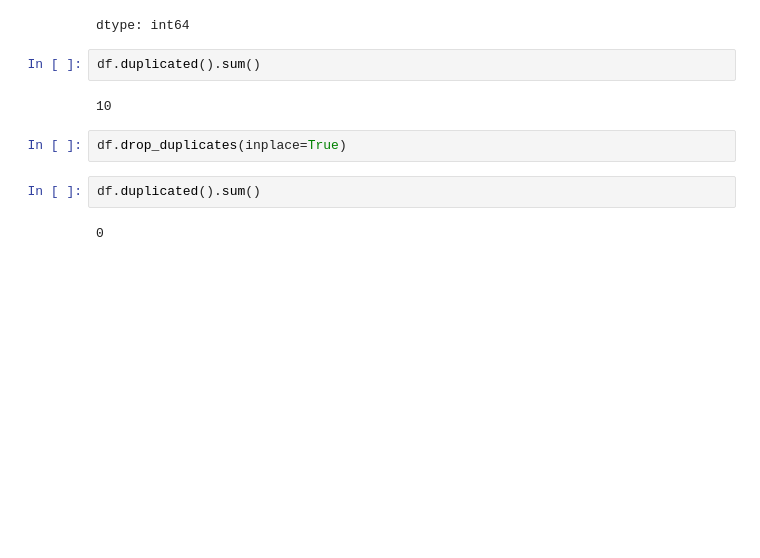
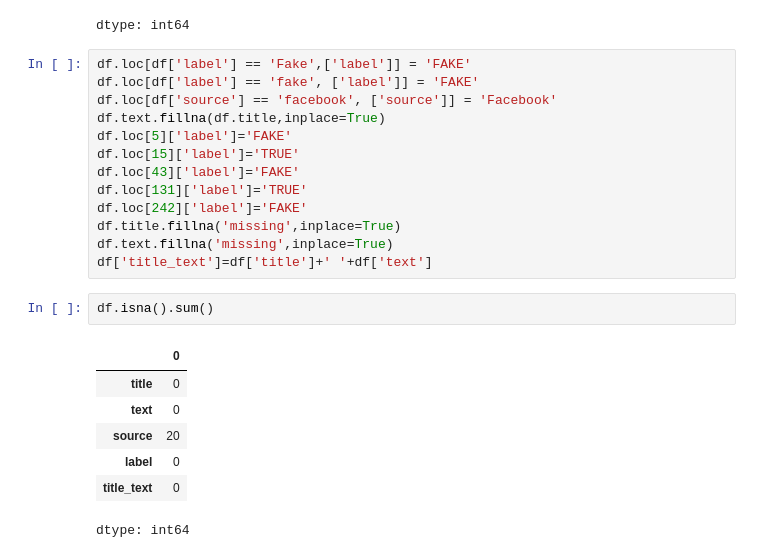
Before and after one commit to DevunuriSrinidhi/ExcelR, a Jupyter notebook: covid_fake_news.ipynb, the cells around one changed output. Drawn from its saved outputs; the diff is of its cells as text; blank space fills up the shorter version.

```diff
--- a/covid_fake_news.ipynb
+++ b/covid_fake_news.ipynb
@@ -58,13 +58,26 @@ df.isna().sum()
 | source | 20 |
 | label | 5 |
 dtype: int64
+# %%
+df.loc[df['label'] == 'Fake',['label']] = 'FAKE'
+df.loc[df['label'] == 'fake', ['label']] = 'FAKE'
+df.loc[df['source'] == 'facebook', ['source']] = 'Facebook'
+df.text.fillna(df.title,inplace=True)
+df.loc[5]['label']='FAKE'
+df.loc[15]['label']='TRUE'
+df.loc[43]['label']='FAKE'
+df.loc[131]['label']='TRUE'
+df.loc[242]['label']='FAKE'
+df.title.fillna('missing',inplace=True)
+df.text.fillna('missing',inplace=True)
+df['title_text']=df['title']+' '+df['text']
 # %%
-df.duplicated().sum()
+df.isna().sum()
 # %% [output]
+|  | 0 |
+| title | 0 |
+| text | 0 |
+| source | 20 |
+| label | 0 |
+| title_text | 0 |
-10
+dtype: int64
-# %%
-df.drop_duplicates(inplace=True)
-# %%
-df.duplicated().sum()
-# %% [output]
-0
```
Also changed, not shown: parts of 13 cells of this notebook.
